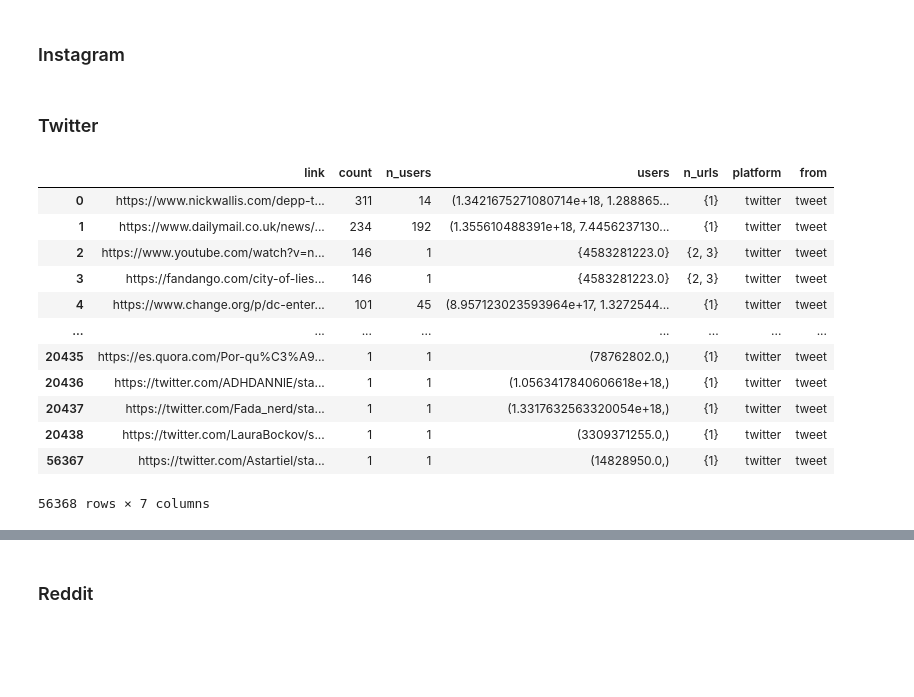
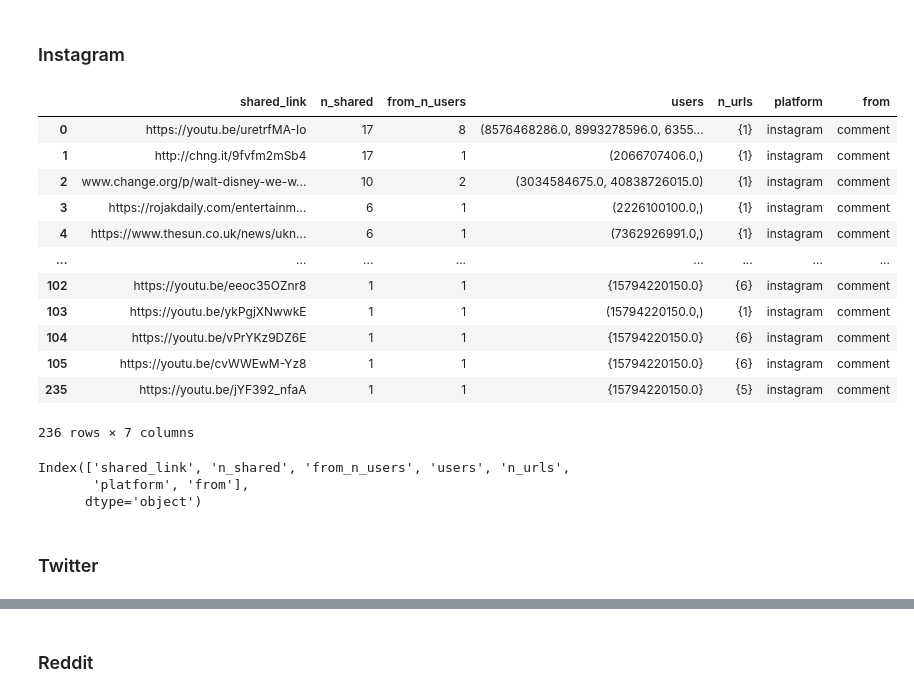
Before and after one commit to RescueSocial/SNA-AH-Links-Analysis-Cross-Platforms, a Jupyter notebook: top_shared/Shared_URLs.ipynb, the cells around one changed output, grey strips where cells are left out. Drawn from its saved outputs; the diff is of its cells as text; code cells hidden in the pictures; blank space fills up the shorter version.

```diff
--- a/top_shared/Shared_URLs.ipynb
+++ b/top_shared/Shared_URLs.ipynb
@@ -133,3 +133,19 @@ df_shared_instagram_comments_4_months.rename(
 )
 # %%
 df_shared_instagram_4_months = df_shared_instagram_comments_4_months
+# %%
+df_shared_instagram_4_months
+# %% [output]
+|  | shared_link | n_shared | from_n_users | users | n_urls | platform | from |
+| 0 | https://youtu.be/uretrfMA-Io | 17 | 8 | (8576468286.0, 8993278596.0, 6355... | {1} | instagram | comment |
+| 1 | http://chng.it/9fvfm2mSb4 | 17 | 1 | (2066707406.0,) | {1} | instagram | comment |
+| 2 | www.change.org/p/walt-disney-we-w... | 10 | 2 | (3034584675.0, 40838726015.0) | {1} | instagram | comment |
+| 3 | https://rojakdaily.com/entertainm... | 6 | 1 | (2226100100.0,) | {1} | instagram | comment |
+| 4 | https://www.thesun.co.uk/news/ukn... | 6 | 1 | (7362926991.0,) | {1} | instagram | comment |
+| ... | ... | ... | ... | ... | ... | ... | ... |
+| 102 | https://youtu.be/eeoc35OZnr8 | 1 | 1 | {15794220150.0} | {6} | instagram | comment |
+| 103 | https://youtu.be/ykPgjXNwwkE | 1 | 1 | (15794220150.0,) | {1} | instagram | comment |
+| 104 | https://youtu.be/vPrYKz9DZ6E | 1 | 1 | {15794220150.0} | {6} | instagram | comment |
+| 105 | https://youtu.be/cvWWEwM-Yz8 | 1 | 1 | {15794220150.0} | {6} | instagram | comment |
+| 235 | https://youtu.be/jYF392_nfaA | 1 | 1 | {15794220150.0} | {5} | instagram | comment |
+236 rows × 7 columns
@@ -136,3 +154,9 @@ df_shared_instagram_4_months = df_shared_instagram_comments_4_months
+# %%
+cols
+# %% [output]
+Index(['shared_link', 'n_shared', 'from_n_users', 'users', 'n_urls',
+       'platform', 'from'],
+      dtype='object')
 # %% [markdown]
 <a id="t"></a>
 ### Twitter
@@ -144,21 +168,7 @@ df_shared_twitter_4_months = pd.read_csv(
 df_shared_twitter_4_months["platform"] = "twitter"
 df_shared_twitter_4_months["from"] = "tweet"
 # %%
-df_shared_twitter_4_months
+df_shared_twitter_4_months.columns = cols
-# %% [output]
-|  | link | count | n_users | users | n_urls | platform | from |
-| 0 | https://www.nickwallis.com/depp-t... | 311 | 14 | (1.3421675271080714e+18, 1.288865... | {1} | twitter | tweet |
-| 1 | https://www.dailymail.co.uk/news/... | 234 | 192 | (1.355610488391e+18, 7.4456237130... | {1} | twitter | tweet |
-| 2 | https://www.youtube.com/watch?v=n... | 146 | 1 | {4583281223.0} | {2, 3} | twitter | tweet |
-| 3 | https://fandango.com/city-of-lies... | 146 | 1 | {4583281223.0} | {2, 3} | twitter | tweet |
-| 4 | https://www.change.org/p/dc-enter... | 101 | 45 | (8.957123023593964e+17, 1.3272544... | {1} | twitter | tweet |
-| ... | ... | ... | ... | ... | ... | ... | ... |
-| 20435 | https://es.quora.com/Por-qu%C3%A9... | 1 | 1 | (78762802.0,) | {1} | twitter | tweet |
-| 20436 | https://twitter.com/ADHDANNlE/sta... | 1 | 1 | (1.0563417840606618e+18,) | {1} | twitter | tweet |
-| 20437 | https://twitter.com/Fada_nerd/sta... | 1 | 1 | (1.3317632563320054e+18,) | {1} | twitter | tweet |
-| 20438 | https://twitter.com/LauraBockov/s... | 1 | 1 | (3309371255.0,) | {1} | twitter | tweet |
-| 56367 | https://twitter.com/Astartiel/sta... | 1 | 1 | (14828950.0,) | {1} | twitter | tweet |
-56368 rows × 7 columns
 # %%
 df_shared_twitter_4_months = df_shared_twitter_4_months
 # %%
```
Also changed, not shown: parts of 9 cells of this notebook, 2 other files.
